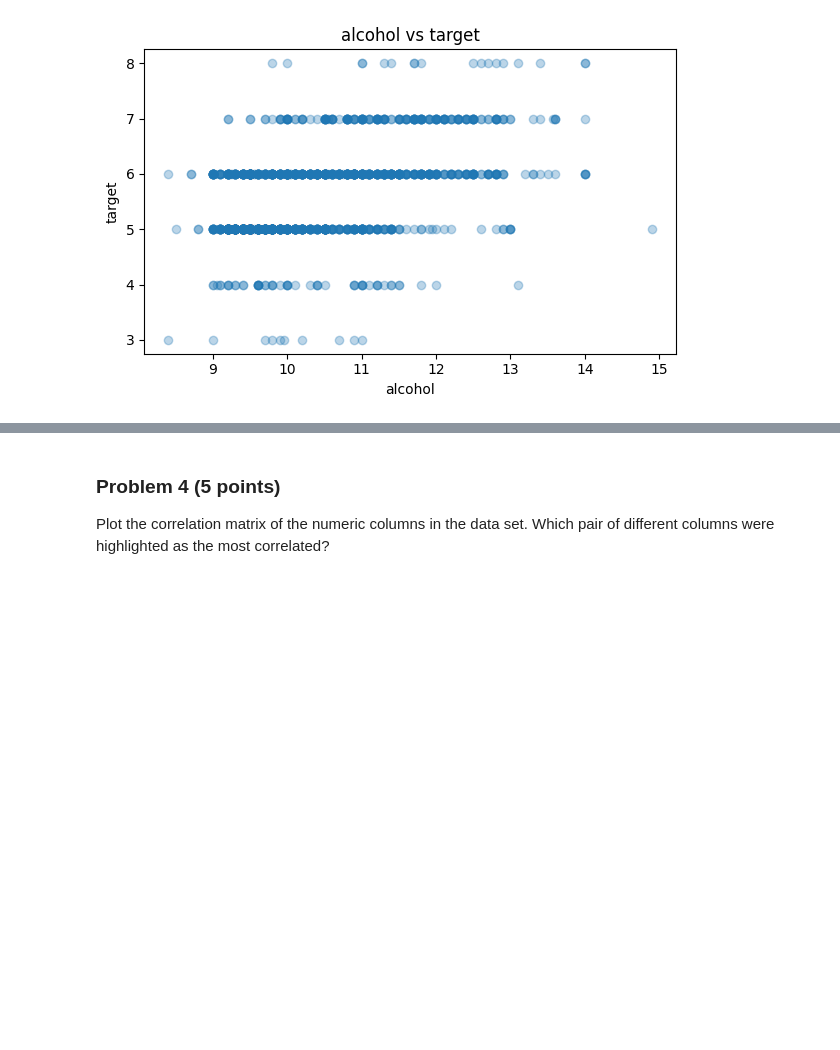
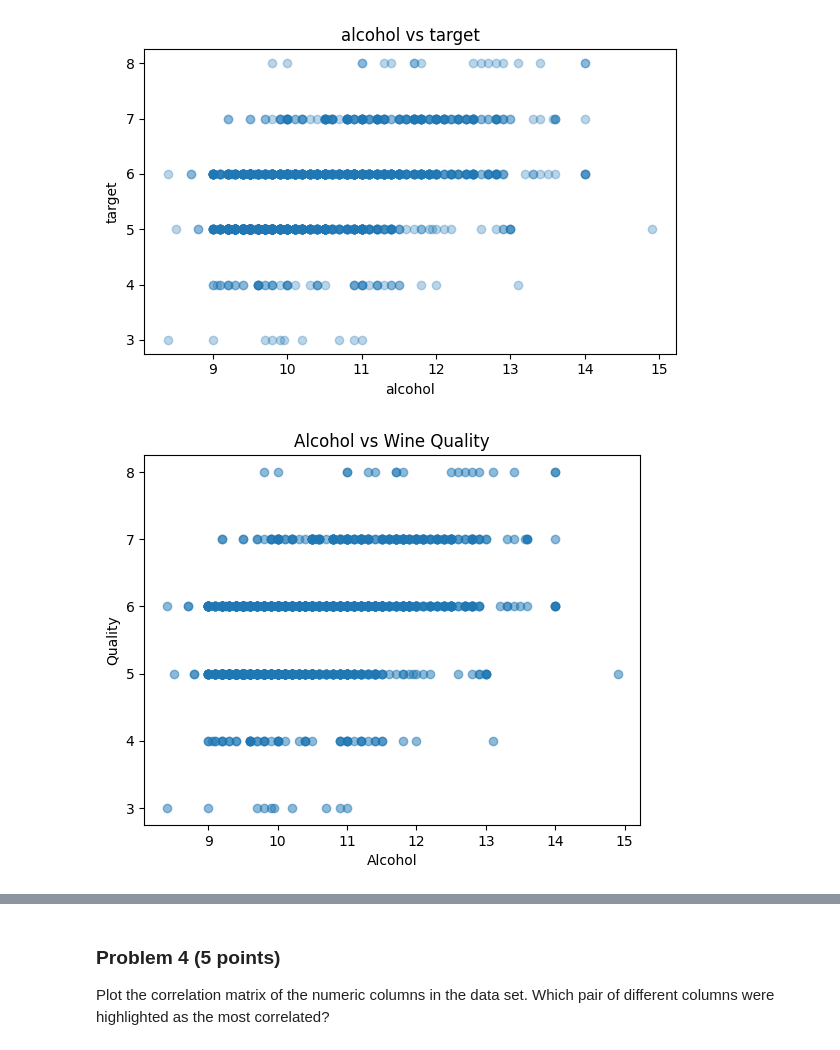
Before and after one commit to gdouek/dx602-final-project, a Jupyter notebook: project.ipynb, the cells around one changed output, grey strips where cells are left out. Drawn from its saved outputs; the diff is of its cells as text; code cells hidden in the pictures; blank space fills up the shorter version.

```diff
--- a/project.ipynb
+++ b/project.ipynb
@@ -241,3 +241,11 @@ for col in df.columns:
 [figure]
 [figure]
 [figure]
+# %%
+plt.scatter(df["alcohol"], df["target"], alpha=0.5)
+plt.xlabel("Alcohol")
+plt.ylabel("Quality")
+plt.title("Alcohol vs Wine Quality")
+plt.show()
+# %% [output]
+[figure, added]
```
Also changed, not shown: parts of 30 cells of this notebook.
